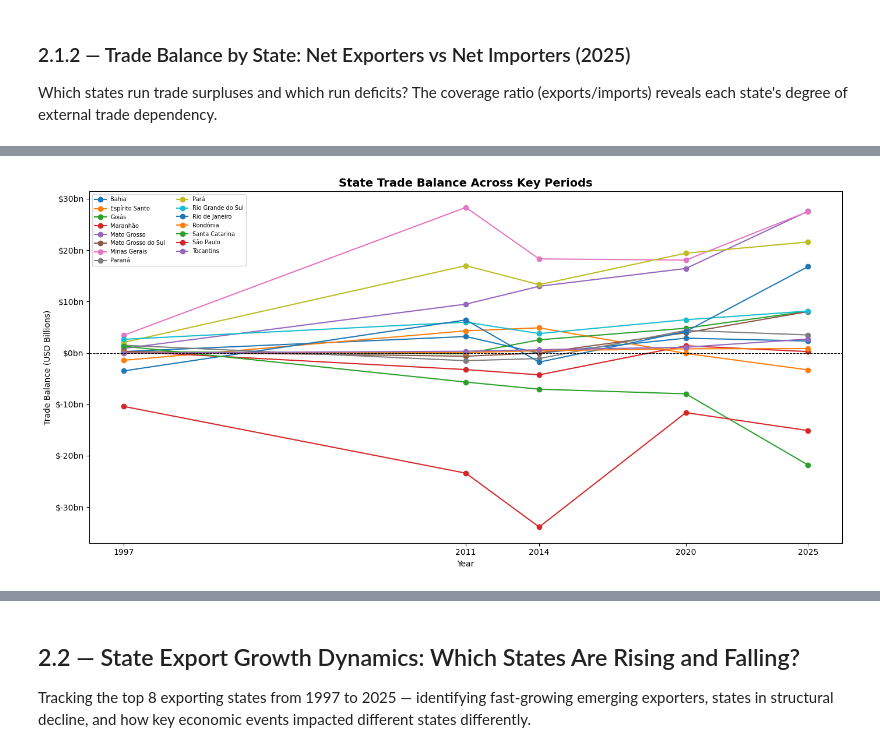
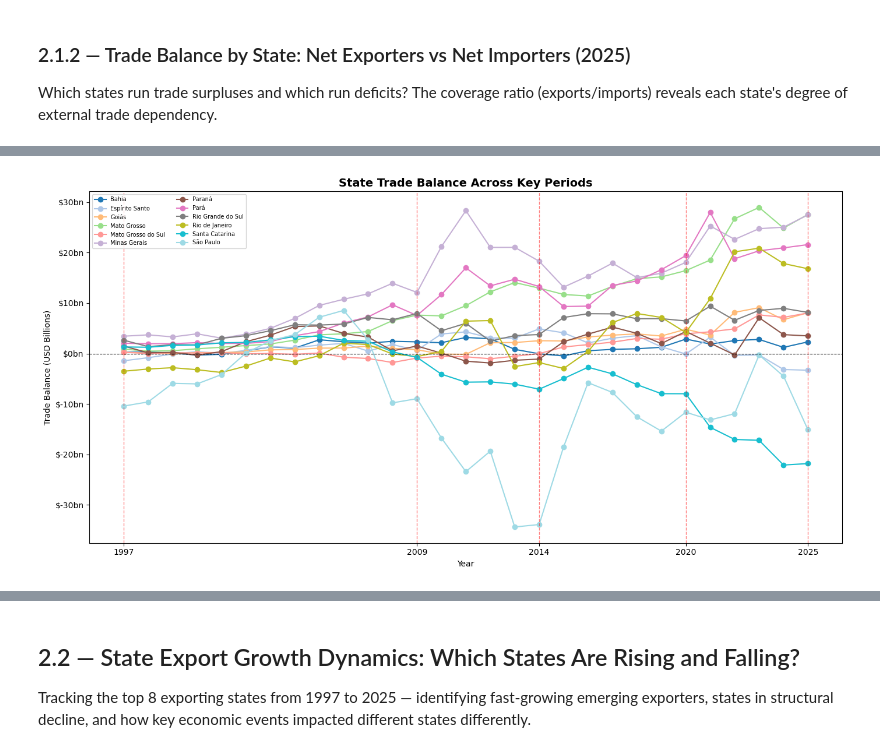
Before and after one commit to Eduardo-kohn/brazil-state-trade-analysis, a Jupyter notebook: SRC/Analysis/step2_state_competitiveness.ipynb, the cells around one changed output, grey strips where cells are left out. Cells and saved outputs as stored; diff of their text form; code cells hidden in the pictures.

Commit message:
Update 2.1.3 of step2 with a styled dataframe table; update packages used; further elaborate table of contents of step 2 with new sections

```diff
--- a/SRC/Analysis/step2_state_competitiveness.ipynb
+++ b/SRC/Analysis/step2_state_competitiveness.ipynb
@@ -285,6 +281,7 @@ Comparing state-level trade balances across the key periods identified in Step 1
 # %%
 ## Key periods from Step 1 analysis
-key_years = [1997, 2011, 2014, 2020, MAX_YEAR]
+key_years = [1997, 2009, 2014, 2020, MAX_YEAR]
+key_years_2 = list(range(1997, MAX_YEAR + 1))
 
 query_balance_periods = f"""
     SELECT year, uf, state,
@@ -297,7 +294,7 @@ query_balance_periods = f"""
                NULL::numeric AS imports_usd
         FROM exp e
         JOIN uf u ON e."SG_UF_NCM" = u.sigla
-        WHERE e."CO_ANO" IN ({','.join(map(str, key_years))})
+        WHERE e."CO_ANO" IN ({','.join(map(str, key_years_2))})
         GROUP BY e."CO_ANO", u.sigla, u.nome_estado
         UNION ALL
         SELECT i."CO_ANO" AS year,
@@ -307,40 +304,119 @@ query_balance_periods = f"""
                SUM(i."VL_FOB") AS imports_usd
         FROM imp i
         JOIN uf u ON i."SG_UF_NCM" = u.sigla
-        WHERE i."CO_ANO" IN ({','.join(map(str, key_years))})
+        WHERE i."CO_ANO" IN ({','.join(map(str, key_years_2))})
         GROUP BY i."CO_ANO", u.sigla, u.nome_estado
     ) t
     GROUP BY year, uf, state
 """
 
 df_periods = pd.read_sql(query_balance_periods, engine)
 df_periods['balance_usd_bn'] = (df_periods['balance_usd'] / 1e9).round(2)
 
 ## Pivot: rows = states, columns = years
 df_periods_pivot = df_periods.pivot(index='state', columns='year', values='balance_usd_bn').fillna(0)
 
 ## Focus on top 15 states by absolute balance in MAX_YEAR
-top15_balance = df_state.nlargest(15, 'exports_usd_bn')['state'].tolist()
+top15_balance = df_state.nlargest(12, 'exports_usd_bn')['state'].tolist()
 df_periods_plot = df_periods_pivot.loc[df_periods_pivot.index.isin(top15_balance)]
+
+# Creating second layer to create a table
+all_balance = df_state[df_state['state'] != 'Não Declarada'].nlargest(27, 'exports_usd_bn')['state'].tolist()
+df_all_periods_plot = df_periods_pivot.loc[df_periods_pivot.index.isin(all_balance)]
 
 fig, ax = plt.subplots(figsize=(14, 7))
 x = np.arange(len(key_years))
-width = 0.05
+
+# Add distinct colors using tab20 colormap
+colors = plt.cm.tab20(np.linspace(0, 1, len(df_periods_plot.index)))
+
 for i, state in enumerate(df_periods_plot.index):
-    ax.plot(key_years, df_periods_plot.loc[state], marker='o', label=state, linewidth=1.5)
+    ax.plot(
+        key_years_2,
+        df_periods_plot.loc[state],
+        marker='o',
+        label=state,
+        linewidth=1.5,
+        color=colors[i]  # <-- key addition
+    )
 
 ax.axhline(y=0, color='black', linewidth=0.8, linestyle='--')
+
+# Add vertical lines for key years
+for year in key_years:
+    ax.axvline(
+        x=year,
+        linestyle='--',
+        linewidth=1,
+        color='red',
+        alpha=0.5
+    )
+
+# Titles and labels
 ax.set_title("State Trade Balance Across Key Periods", fontsize=14, fontweight='bold')
 ax.set_xlabel("Year")
 ax.set_ylabel("Trade Balance (USD Billions)")
 ax.set_xticks(key_years)
 ax.legend(loc='upper left', fontsize=7, ncol=2)
 ax.yaxis.set_major_formatter(mticker.FormatStrFormatter('$%.0fbn'))
+
 plt.tight_layout()
 plt.savefig('output_2_4_state_balance_periods.png', dpi=150)
 plt.show()
 
-print("\nState trade balance across key periods (USD bn):")
-print(df_periods_plot.to_string())
+
+## _______________________Table_________________________________________________________________
+df_display = df_all_periods_plot.copy().reset_index()
+df_display.columns = ['State'] + [str(col) for col in df_display.columns[1:]]
+
+# Defining the function
+def color_balance(val):
+    if pd.isna(val):
+        return 'color: gray'
+    return 'color: #2e7d32' if val >= 0 else 'color: #c62828'
+
+styled = (
+    df_display.style
+    .set_properties(**{
+        'font-size': '11px',
+        'text-align': 'right',
+        'padding': '4px 8px',
+        'white-space': 'nowrap',
+    })
+    .set_properties(subset=['State'], **{
+        'text-align': 'left',
+        'font-weight': 'bold'
+    })
+    .format(lambda x: f'${x:.1f}' if isinstance(x, (int, float)) else x)
+    # APPLY COLORING
+    .applymap(color_balance, subset=df_display.columns[1:])
+    .set_table_styles([
+        {'selector': 'thead th', 'props': [
+            ('background-color', '#f5f5f5'),
+            ('font-size', '10px'),
+            ('font-weight', 'bold'),
+            ('text-align', 'center'),
+            ('padding', '6px 8px'),
+            ('border-bottom', '2px solid #ddd'),
+        ]},
+        {'selector': 'tbody tr:nth-child(even)', 'props': [
+            ('background-color', '#fafafa'),
+        ]},
+        {'selector': 'tbody tr:hover', 'props': [
+            ('background-color', '#f0f4ff'),
+        ]},
+        {'selector': 'td, th', 'props': [
+            ('border-bottom', '1px solid #eee'),
+        ]},
+        {'selector': 'table', 'props': [
+            ('border-collapse', 'collapse'),
+            ('font-family', 'monospace'),
+        ]},
+    ])
+    .hide(axis='index')
+)
+
+print(f"\nState trade balance across all years (USD bn):")
+display(styled)
 # %% [output]
-[figure, old version]
+[figure, new version]
```
Also changed, not shown: parts of 49 cells of this notebook, 1 other file.
